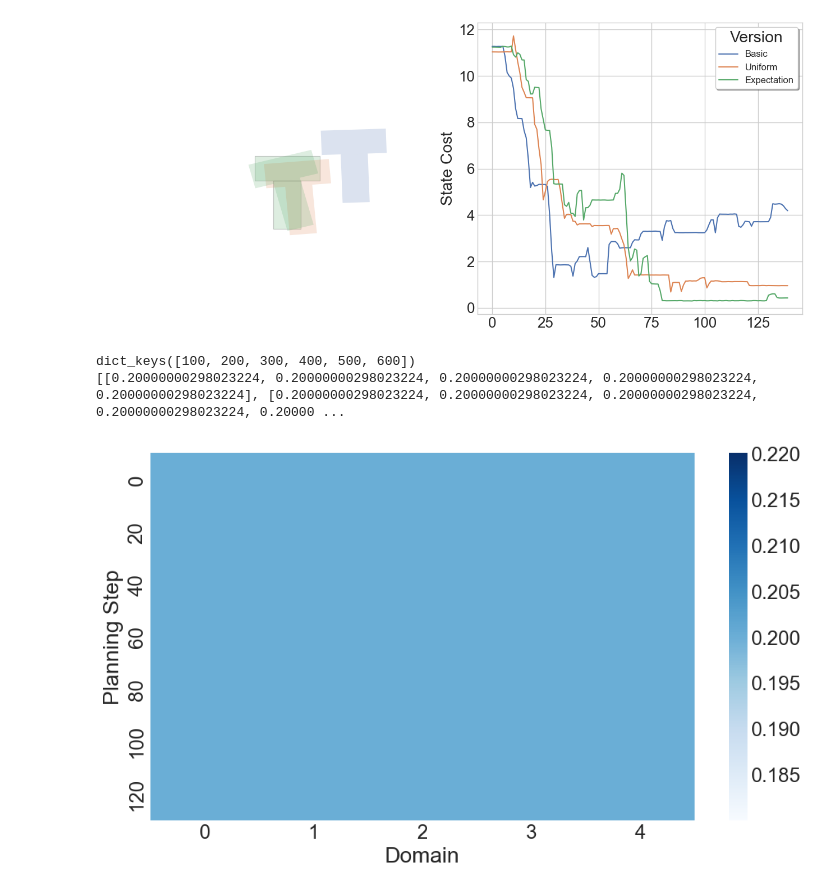
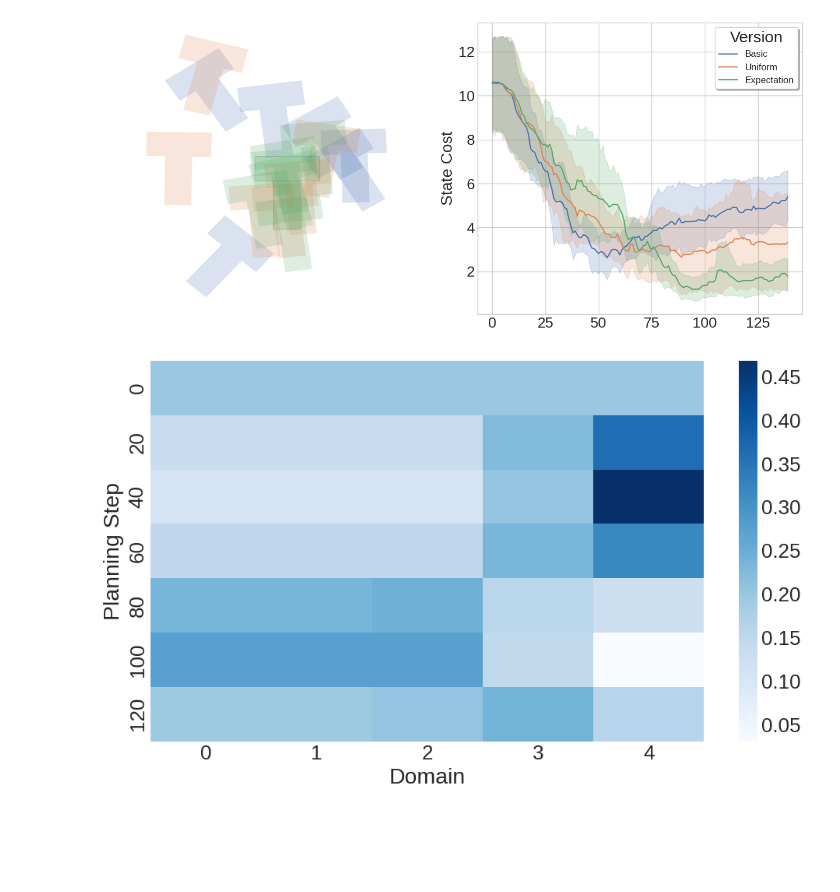
Before and after one commit to magnusdierking/mtp-thesis, a Jupyter notebook: experiments/fr3/plot_dr_robustness.ipynb, the cells around one changed output. Drawn from its saved outputs; the diff is of its cells as text; code cells hidden in the pictures; blank space fills up the shorter version.

Commit message:
Poses in plots are weird

```diff
--- a/experiments/fr3/plot_dr_robustness.ipynb
+++ b/experiments/fr3/plot_dr_robustness.ipynb
@@ -92,7 +92,7 @@ import pandas as pd
 sns.set(font_scale=1.7, rc={'font.size':17, 'font.family':'serif'})
 # %%
 seeds = [100, 200, 300, 400, 500, 600]
-seeds = [500]
+# seeds = [100]
 
 colors = ['C0', 'C1', 'C2']
 
@@ -100,12 +100,16 @@ colors = ['C0', 'C1', 'C2']
 df_list = []
 final_T = {}
 domain_weights = {}
+distances = {}
 
 for version in ["single", "uni", "exp"]:
     final_T[version] = []
     domain_weights[version] = {}
+    distances[version] = {}
     for seed in seeds:
-        path = get_data_path() / "sim-real-dr-robust" / f"fr3_dr_real_MTP_seed{seed}_{version}.pkl"
+        # path = get_data_path() / "sim-real-dr-robust" / f"fr3_dr_real_MTP_seed{seed}_{version}.pkl"
+        path = get_data_path() / "dr_real_margin_sweep" / f"fr3_dr_real_MTP_seed{seed}_{version}.pkl"
+
         with open(path, "rb") as f:
             data = pickle.load(f)
 
@@ -135,7 +139,7 @@ for version in ["single", "uni", "exp"]:
             y -= 0.05
         final_T[version].append(np.concatenate((np.array([x, y]), np.array([jaw]))))
         domain_weights[version][seed] = [data[i]['domain_weights'] for i in range(len(data))]
-
+        distances[version][seed] = [data[i]['distances'] for i in range(len(data))]
         timestep = np.arange(min(400, len(data)))
         df_list.append(pd.DataFrame({
             'timestep': timestep,
@@ -198,22 +202,20 @@ plt.show()
 # save as pdf
 # fig.savefig(f"fr3_rollout_{idx}.pdf", bbox_inches='tight')
 # %% [output]
-[figure, old version]
+[figure, new version]
 # %%
 
-weights = domain_weights['uni'][500]  # shape (timesteps, domains)
+weights = domain_weights['exp'][100]  # shape (timesteps, domains)
 weights = np.array(weights)[::20]  # subsample for better visualization
 
 # heatmap table of domain weights over time
 fig, ax = plt.subplots(figsize=(10, 6))
 sns.heatmap(weights, ax=ax, cmap='Blues')
 ax.set_xlabel('Domain')
 ax.set_ylabel('Planning Step')
 ax.set_yticklabels(np.arange(0, weights.shape[0]*20, 20))
 
 plt.tight_layout()
 plt.show()
 # %% [output]
-dict_keys([100, 200, 300, 400, 500, 600])
-[[0.20000000298023224, 0.20000000298023224, 0.20000000298023224, 0.20000000298023224, 0.20000000298023224], [0.20000000298023224, 0.20000000298023224, 0.20000000298023224, 0.20000000298023224, 0.20000 ...
-[figure, old version]
+[figure, new version]
```
Also changed, not shown: 6 other files.
